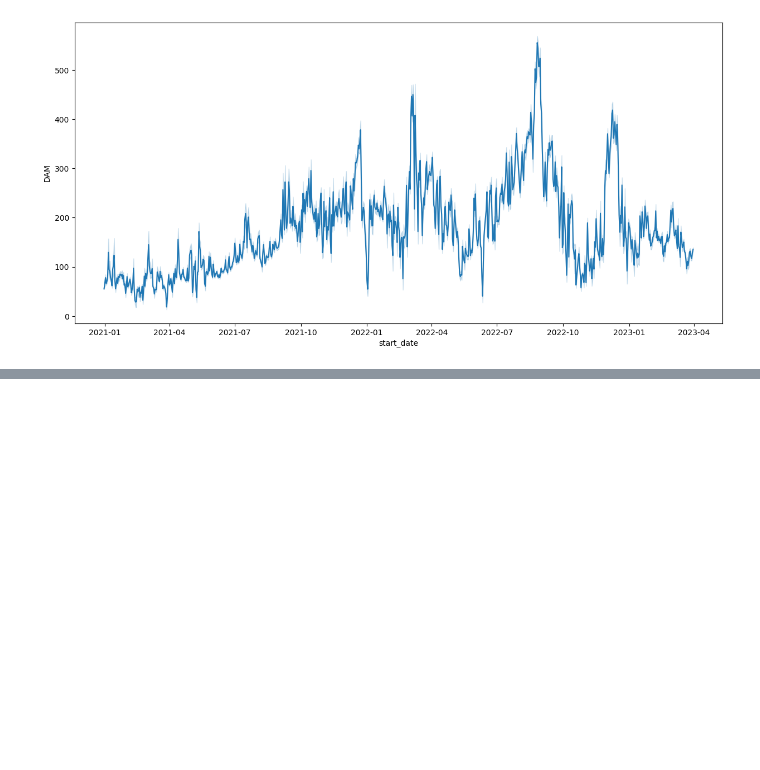
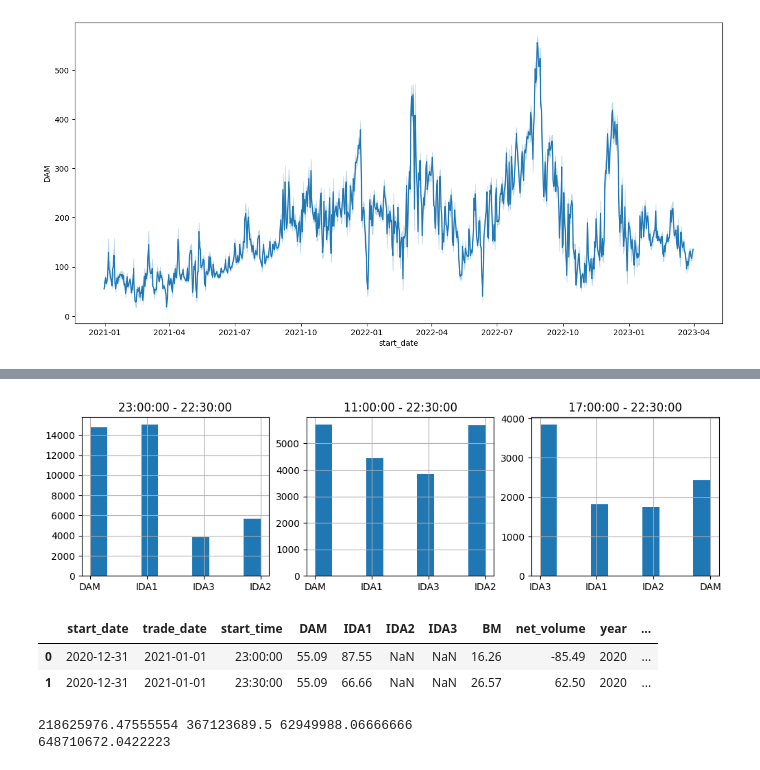
Before and after one commit to varunthefalcon/QUB_Energia_2, a Jupyter notebook: Analython 3.ipynb, the cells around one changed output, grey strips where cells are left out. Drawn from its saved outputs; the diff is of its cells as text; code cells hidden in the pictures; blank space fills up the shorter version.

```diff
--- a/Analython 3.ipynb
+++ b/Analython 3.ipynb
@@ -41,7 +43,7 @@ time_slots = ['23:00:00', '23:30:00', '00:00:00', '00:30:00', '01:00:00',
        '19:00:00', '19:30:00', '20:00:00', '20:30:00', '21:00:00',
        '21:30:00', '22:00:00', '22:30:00']
 
-ida_trade_time = ['11:00:00',
+ida2_trade_time = ['11:00:00',
        '11:30:00', '12:00:00', '12:30:00', '13:00:00', '13:30:00',
        '14:00:00', '14:30:00', '15:00:00', '15:30:00', '16:00:00',
        '16:30:00', '17:00:00', '17:30:00', '18:00:00', '18:30:00',
@@ -503,0 +407,18 @@ Accuracy score: 0.42909143855562026
+# %%
+
+fig, ax = plt.subplots(1, 3, figsize=(12,3))
+market_all_time['best_market'].hist(ax=ax[0])
+market_ida2_time['best_market'].hist(ax=ax[1])
+market_ida3_time['best_market'].hist(ax=ax[2])
+ax[0].title.set_text("{} - {}".format(time_slots[min(market_all_time['start_time_cat'])], time_slots[max(market_all_time['start_time_cat'])]))
+ax[1].title.set_text("{} - {}".format(time_slots[min(market_ida2_time['start_time_cat'])], time_slots[max(market_ida2_time['start_time_cat'])]))
+ax[2].title.set_text("{} - {}".format(time_slots[min(market_ida3_time['start_time_cat'])], time_slots[max(market_ida3_time['start_time_cat'])]))
+
+
+
+dam_market = final_df.drop(columns=['IDA1','IDA2', 'IDA3', 'BM', 'net_volume']).dropna()
+ida1_market = final_df.drop(columns=['DAM','IDA2', 'IDA3', 'BM', 'net_volume']).dropna()
+ida2_market = final_df.drop(columns=['DAM','IDA1', 'IDA3', 'BM', 'net_volume']).dropna()
+ida3_market = final_df.drop(columns=['DAM','IDA1', 'IDA2', 'BM', 'net_volume']).dropna()
+# %% [output]
+[figure, added]
@@ -503,0 +458,37 @@ Accuracy score: 0.42909143855562026
+# %%
+final_df[final_df['year'] == '2020']
+# %% [output]
+|  | start_date | trade_date | start_time | DAM | IDA1 | IDA2 | IDA3 | BM | net_volume | year | ... |
+| 0 | 2020-12-31 | 2021-01-01 | 23:00:00 | 55.09 | 87.55 | NaN | NaN | 16.26 | -85.49 | 2020 | ... |
+| 1 | 2020-12-31 | 2021-01-01 | 23:30:00 | 55.09 | 66.66 | NaN | NaN | 26.57 | 62.50 | 2020 | ... |
+# %%
+
+
+benchmark_2020 = final_df[final_df['year'] == '2020']['best_market_price'].sum() * 100
+benchmark_2021 = final_df[final_df['year'] == '2021']['best_market_price'].sum() * 100
+benchmark_2022 = final_df[final_df['year'] == '2022']['best_market_price'].sum() * 100
+benchmark_2023 = final_df[final_df['year'] == '2023']['best_market_price'].sum() * 100
+
+dam_2020 = final_df[final_df['year'] == '2020']['DAM'].sum() * 100
+dam_2021 = final_df[final_df['year'] == '2021']['DAM'].sum() * 100
+dam_2022 = final_df[final_df['year'] == '2022']['DAM'].sum() * 100
+dam_2023 = final_df[final_df['year'] == '2023']['DAM'].sum() * 100
+
+BM_2020 = final_df[final_df['year'] == '2020']['BM'].sum() * 100
+BM_2021 = final_df[final_df['year'] == '2021']['BM'].sum() * 100
+BM_2022 = final_df[final_df['year'] == '2022']['BM'].sum() * 100
+BM_2023 = final_df[final_df['year'] == '2023']['BM'].sum() * 100
+
+intra_preferential_market_2020 = preferential_df[preferential_df['year'] == '2020']['best_market_price'].sum() * 100
+intra_preferential_market_2021 = preferential_df[preferential_df['year'] == '2021']['best_market_price'].sum() * 100
+intra_preferential_market_2022 = preferential_df[preferential_df['year'] == '2022']['best_market_price'].sum() * 100
+intra_preferential_market_2023 = preferential_df[preferential_df['year'] == '2023']['best_market_price'].sum() * 100
+
+# dam_market_expense = final_df['DAM'].sum() * 100
+# BM_market_expense = final_df['BM'].sum() * 100
+# intra_preferential_market_expense = preferential_df['best_market_price'].sum() * 100
+print(benchmark_2021, benchmark_2022, benchmark_2023)
+print(benchmark_2021 + benchmark_2022 + benchmark_2023 +benchmark_2020 )
+# %% [output]
+218625976.47555554 367123689.5 62949988.06666666
+648710672.0422223
```
Also changed, not shown: parts of 45 cells of this notebook, 2 other files.
